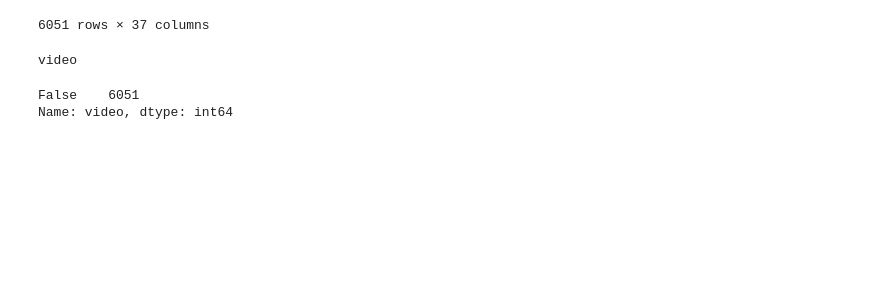
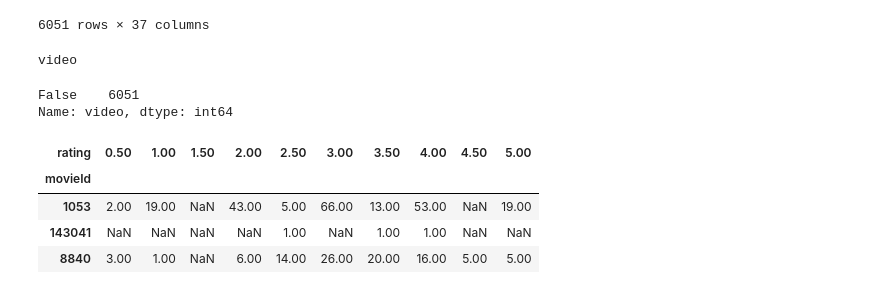
Before and after one commit to PopeScooby/Movies-ETL, a Jupyter notebook: Module 8.ipynb, the cells around one changed output. Drawn from its saved outputs; the diff is of its cells as text; code cells hidden in the pictures; blank space fills up the shorter version.

```diff
--- a/Module 8.ipynb
+++ b/Module 8.ipynb
@@ -868,0 +878,8 @@ movies_df.rename({'id':'kaggle_id',
+# %%
+rating_counts.sample(3)
+# %% [output]
+| rating | 0.50 | 1.00 | 1.50 | 2.00 | 2.50 | 3.00 | 3.50 | 4.00 | 4.50 | 5.00 |
+| movieId |  |  |  |  |  |  |  |  |  |  |
+| 1053 | 2.00 | 19.00 | NaN | 43.00 | 5.00 | 66.00 | 13.00 | 53.00 | NaN | 19.00 |
+| 143041 | NaN | NaN | NaN | NaN | 1.00 | NaN | 1.00 | 1.00 | NaN | NaN |
+| 8840 | 3.00 | 1.00 | NaN | 6.00 | 14.00 | 26.00 | 20.00 | 16.00 | 5.00 | 5.00 |
```
Also changed, not shown: parts of 7 cells of this notebook.
